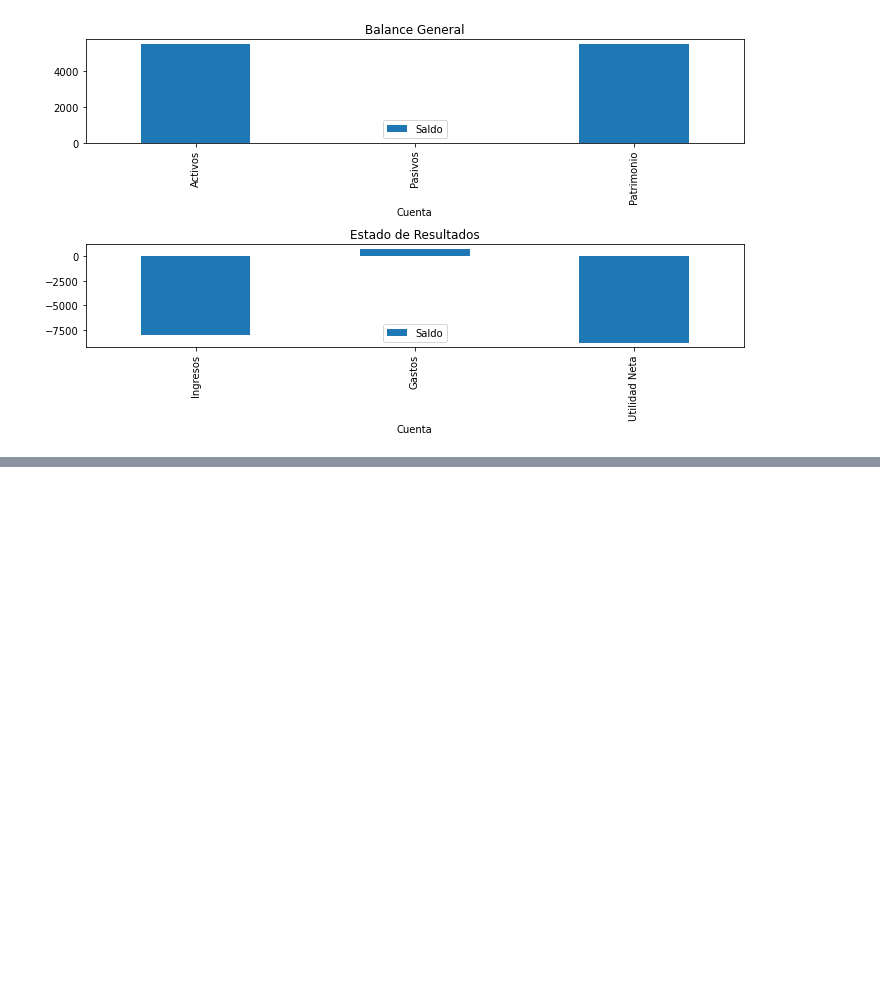
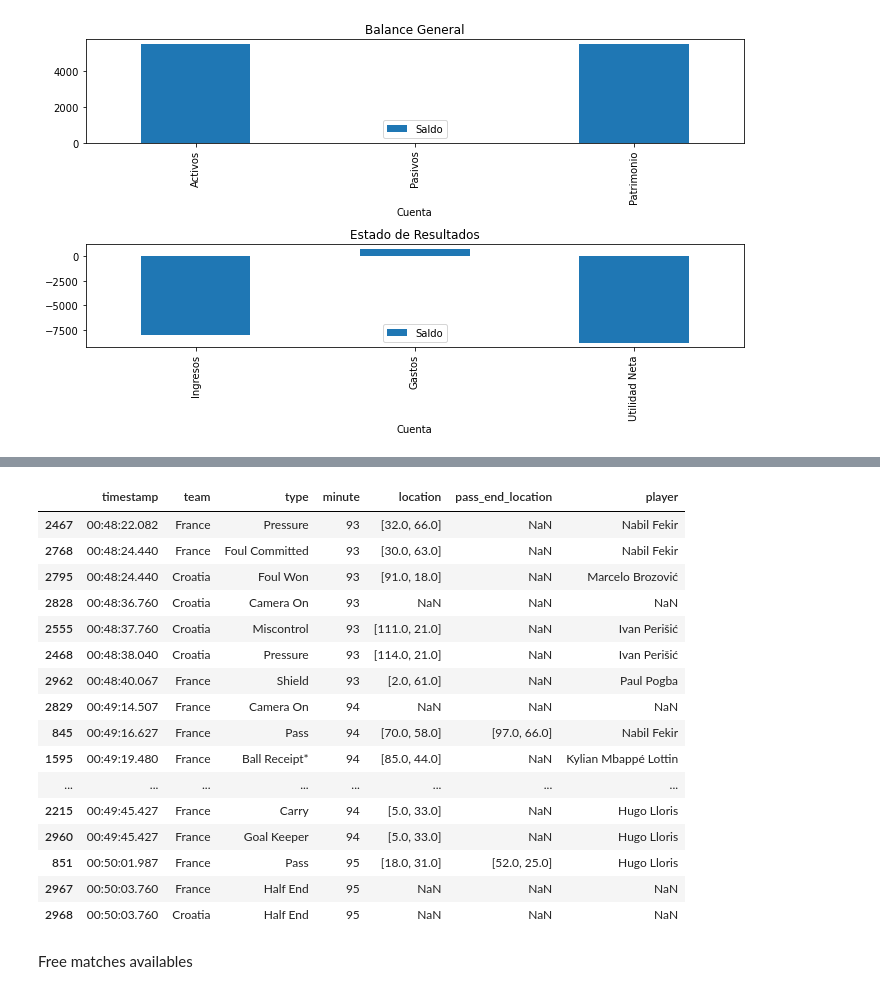
Before and after one commit to DanyPreisz/fullstack, a Jupyter notebook: python/curso/cursodepython.ipynb, the cells around one changed output, grey strips where cells are left out. Cells and saved outputs as stored; diff of their text form; code cells hidden in the pictures; blank space fills up the shorter version.

```diff
--- a/python/curso/cursodepython.ipynb
+++ b/python/curso/cursodepython.ipynb
@@ -1223,0 +1376,23 @@ Cuenta
+# %%
+# last minute France vs Croatia
+df_events.tail(30)
+# %% [output]
+|  | timestamp | team | type | minute | location | pass_end_location | player |
+| 2467 | 00:48:22.082 | France | Pressure | 93 | [32.0, 66.0] | NaN | Nabil Fekir |
+| 2768 | 00:48:24.440 | France | Foul Committed | 93 | [30.0, 63.0] | NaN | Nabil Fekir |
+| 2795 | 00:48:24.440 | Croatia | Foul Won | 93 | [91.0, 18.0] | NaN | Marcelo Brozović |
+| 2828 | 00:48:36.760 | Croatia | Camera On | 93 | NaN | NaN | NaN |
+| 2555 | 00:48:37.760 | Croatia | Miscontrol | 93 | [111.0, 21.0] | NaN | Ivan Perišić |
+| 2468 | 00:48:38.040 | Croatia | Pressure | 93 | [114.0, 21.0] | NaN | Ivan Perišić |
+| 2962 | 00:48:40.067 | France | Shield | 93 | [2.0, 61.0] | NaN | Paul Pogba |
+| 2829 | 00:49:14.507 | France | Camera On | 94 | NaN | NaN | NaN |
+| 845 | 00:49:16.627 | France | Pass | 94 | [70.0, 58.0] | [97.0, 66.0] | Nabil Fekir |
+| 1595 | 00:49:19.480 | France | Ball Receipt* | 94 | [85.0, 44.0] | NaN | Kylian Mbappé Lottin |
+| ... | ... | ... | ... | ... | ... | ... | ... |
+| 2215 | 00:49:45.427 | France | Carry | 94 | [5.0, 33.0] | NaN | Hugo Lloris |
+| 2960 | 00:49:45.427 | France | Goal Keeper | 94 | [5.0, 33.0] | NaN | Hugo Lloris |
+| 851 | 00:50:01.987 | France | Pass | 95 | [18.0, 31.0] | [52.0, 25.0] | Hugo Lloris |
+| 2967 | 00:50:03.760 | France | Half End | 95 | NaN | NaN | NaN |
+| 2968 | 00:50:03.760 | Croatia | Half End | 95 | NaN | NaN | NaN |
+# %% [markdown]
+Free matches availables
```
Also changed, not shown: parts of 17 cells of this notebook.
